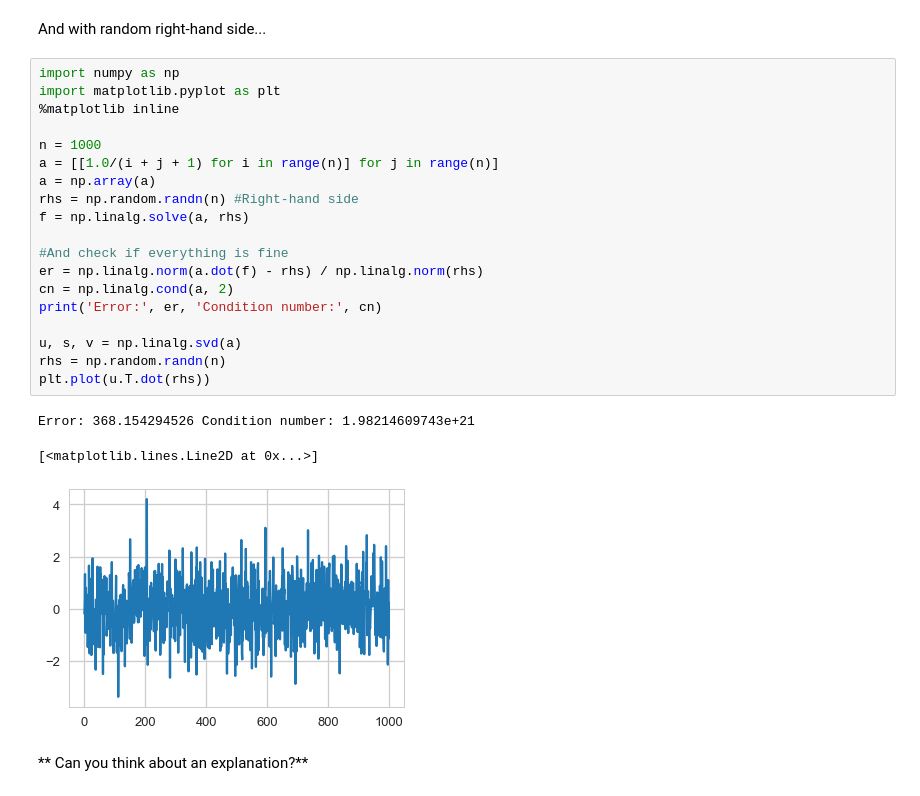
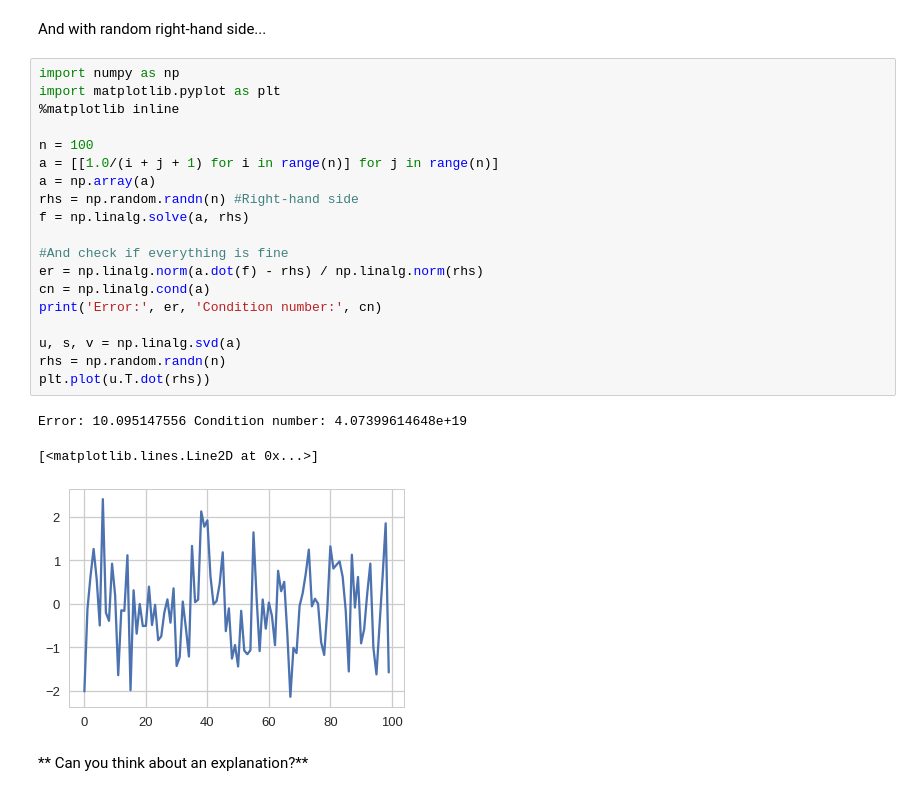
Before and after one commit to lockyfork/nla2017, a Jupyter notebook: lectures/lecture-5.ipynb, the cells around one changed output. Saved outputs shown, nothing was run; the diff lists cells and outputs as text.

```diff
--- a/lectures/lecture-5.ipynb
+++ b/lectures/lecture-5.ipynb
@@ -558,26 +554,26 @@ And with random right-hand side...
 # %%
 import numpy as np
 import matplotlib.pyplot as plt
 %matplotlib inline
 
-n = 1000
+n = 100
 a = [[1.0/(i + j + 1) for i in range(n)] for j in range(n)]
 a = np.array(a)
 rhs = np.random.randn(n) #Right-hand side
 f = np.linalg.solve(a, rhs)
 
 #And check if everything is fine
 er = np.linalg.norm(a.dot(f) - rhs) / np.linalg.norm(rhs)
-cn = np.linalg.cond(a, 2)
+cn = np.linalg.cond(a)
 print('Error:', er, 'Condition number:', cn)
 
 u, s, v = np.linalg.svd(a)
 rhs = np.random.randn(n)
 plt.plot(u.T.dot(rhs))
 # %% [output]
-Error: 368.154294526 Condition number: 1.98214609743e+21
+Error: 10.095147556 Condition number: 4.07399614648e+19
 [<matplotlib.lines.Line2D at 0x...>]
-[figure, old version]
+[figure, new version]
 # %% [markdown]
 ** Can you think about an explanation?**
 # %% [markdown]
```
Also changed, not shown: parts of 11 cells of this notebook, 10 other files.
